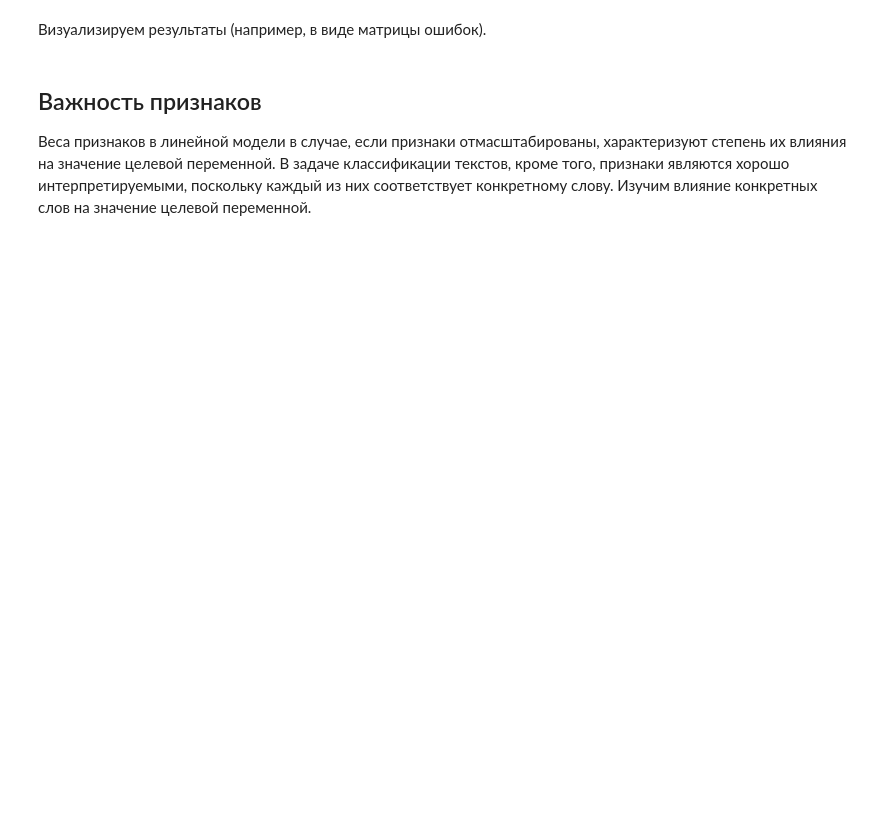
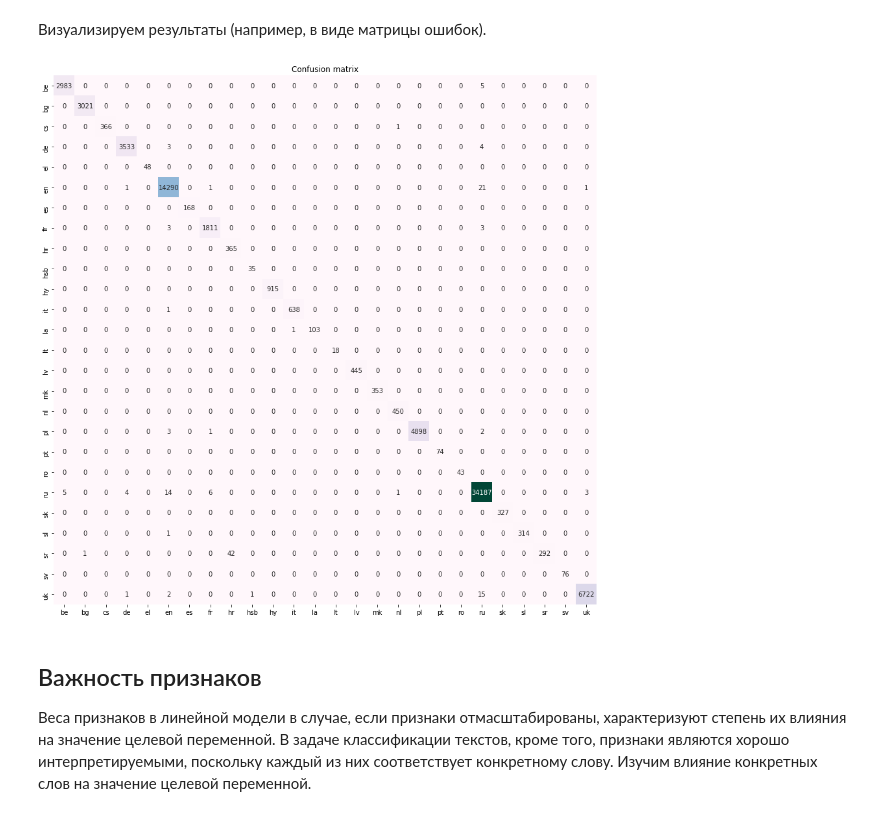
Before and after one commit to ancatmara/data-science-nlp, a Jupyter notebook: 2. Classification.ipynb, the cells around one changed output. Drawn from its saved outputs; the diff is of its cells as text; code cells hidden in the pictures; blank space fills up the shorter version.

```diff
--- a/2. Classification.ipynb
+++ b/2. Classification.ipynb
@@ -204,5 +204,5 @@ from sklearn.feature_extraction.text import CountVectorizer, TfidfVectorizer
 # %%
 import pandas as pd
 
-data = pd.read_table('./data/data-lang-id.txt', sep='\t')
+data = pd.read_csv('./data/data-lang-id.txt', sep='\t')
 data.head()
@@ -246,9 +272,7 @@ train.tail()
 # %% [markdown]
 Векторизуем данные и обучаем классификатор.
 # %%
-# YOUR CODE HERE
-
-vectorizer = CountVectorizer()
+vectorizer = CountVectorizer(ngram_range=(1,1))
 classifier = MultinomialNB()
 
 clf = Pipeline([
@@ -274,3 +348,17 @@ predictions = clf.predict(test.text)
+# %%
+import matplotlib.pyplot as plt
+import seaborn as sns
+import numpy as np
+
+m = confusion_matrix(test.lang, predictions)
+
+labels = clf.classes_
+plt.figure(figsize = (15,15))
+sns.heatmap(data=m, annot=True, fmt="d", cbar=False, xticklabels=labels, yticklabels=labels, cmap="PuBuGn")
+plt.title("Confusion matrix")
+plt.show()
+# %% [output]
+[figure, added]
 # %% [markdown]
 ## Важность признаков
 
```
Also changed, not shown: parts of 10 cells of this notebook, 1 other file.
